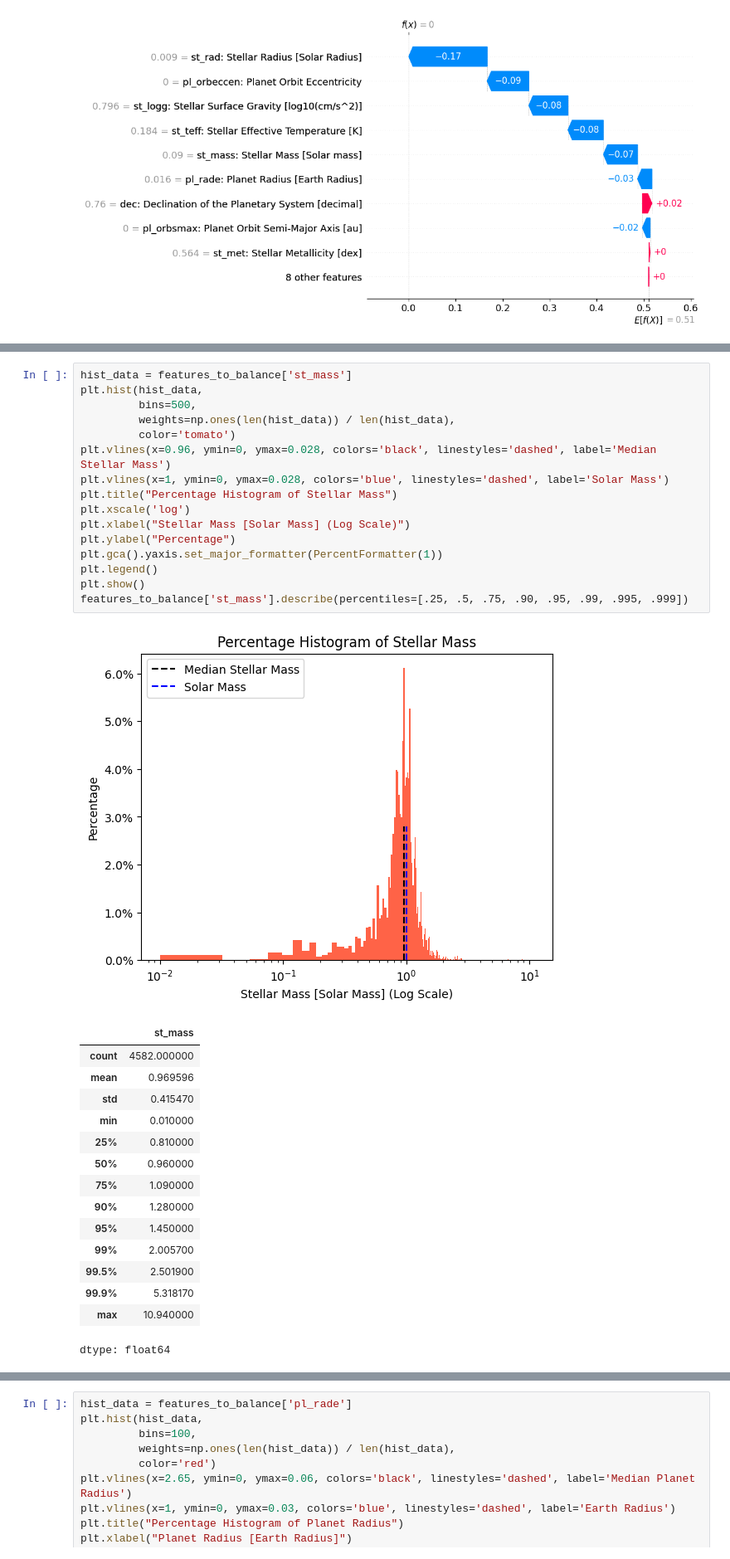
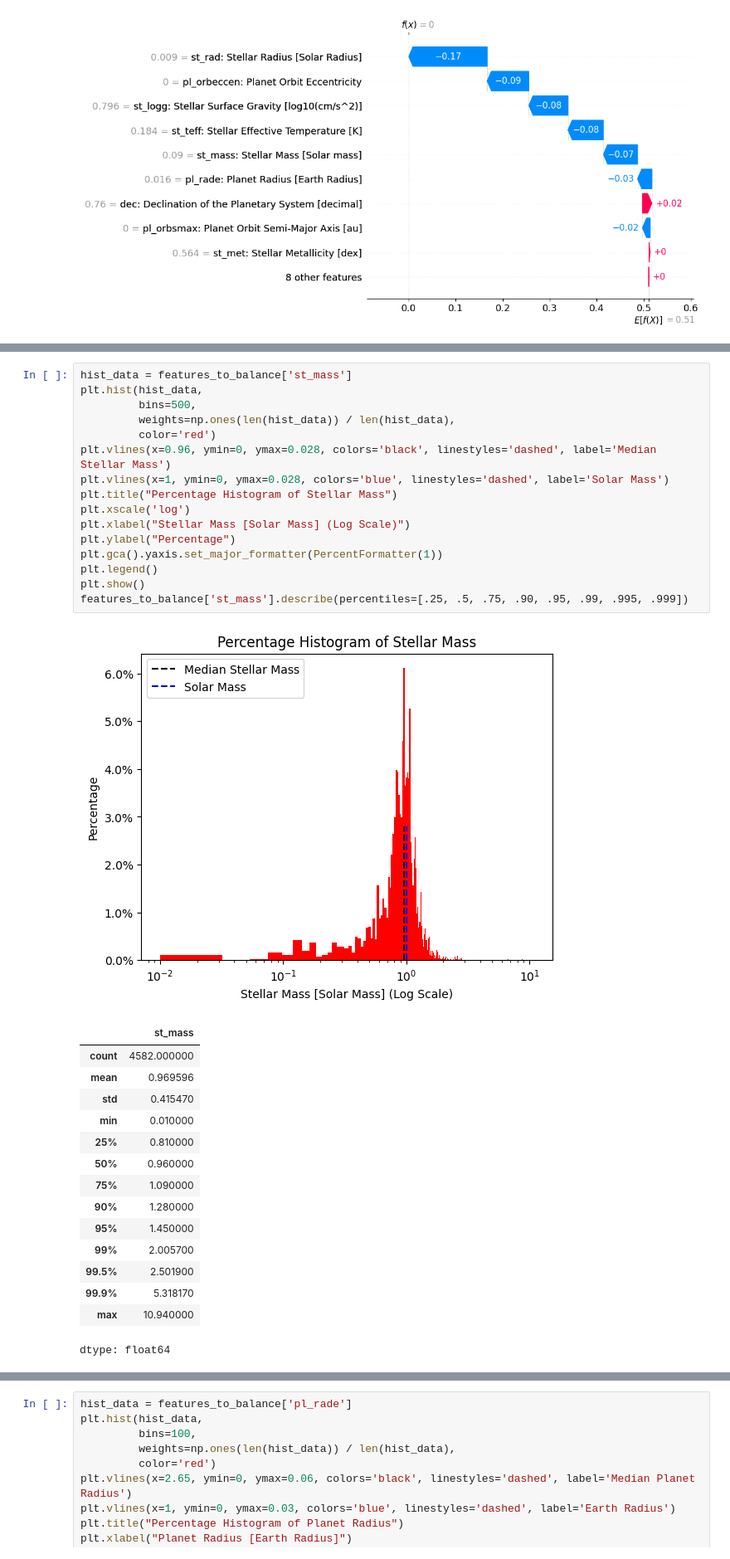
Before and after one commit to christinaxliu/research, a Jupyter notebook: CSRSEF/RandomForest_XGBoost_Classifiers_v1.ipynb, the cells around one changed output, grey strips where cells are left out. Shown at 83% size. Saved outputs shown, nothing was run; the diff lists cells and outputs as text.

```diff
--- a/CSRSEF/RandomForest_XGBoost_Classifiers_v1.ipynb
+++ b/CSRSEF/RandomForest_XGBoost_Classifiers_v1.ipynb
@@ -748,21 +748,21 @@ dtype: float64
 # %%
 hist_data = features_to_balance['st_mass']
 plt.hist(hist_data,
          bins=500,
          weights=np.ones(len(hist_data)) / len(hist_data),
-         color='tomato')
+         color='red')
 plt.vlines(x=0.96, ymin=0, ymax=0.028, colors='black', linestyles='dashed', label='Median Stellar Mass')
 plt.vlines(x=1, ymin=0, ymax=0.028, colors='blue', linestyles='dashed', label='Solar Mass')
 plt.title("Percentage Histogram of Stellar Mass")
 plt.xscale('log')
 plt.xlabel("Stellar Mass [Solar Mass] (Log Scale)")
 plt.ylabel("Percentage")
 plt.gca().yaxis.set_major_formatter(PercentFormatter(1))
 plt.legend()
 plt.show()
 features_to_balance['st_mass'].describe(percentiles=[.25, .5, .75, .90, .95, .99, .995, .999])
 # %% [output]
-[figure, old version]
+[figure, new version]
 |  | st_mass |
 | count | 4582.000000 |
 | mean | 0.969596 |
```
Also changed, not shown: parts of 5 cells of this notebook.
